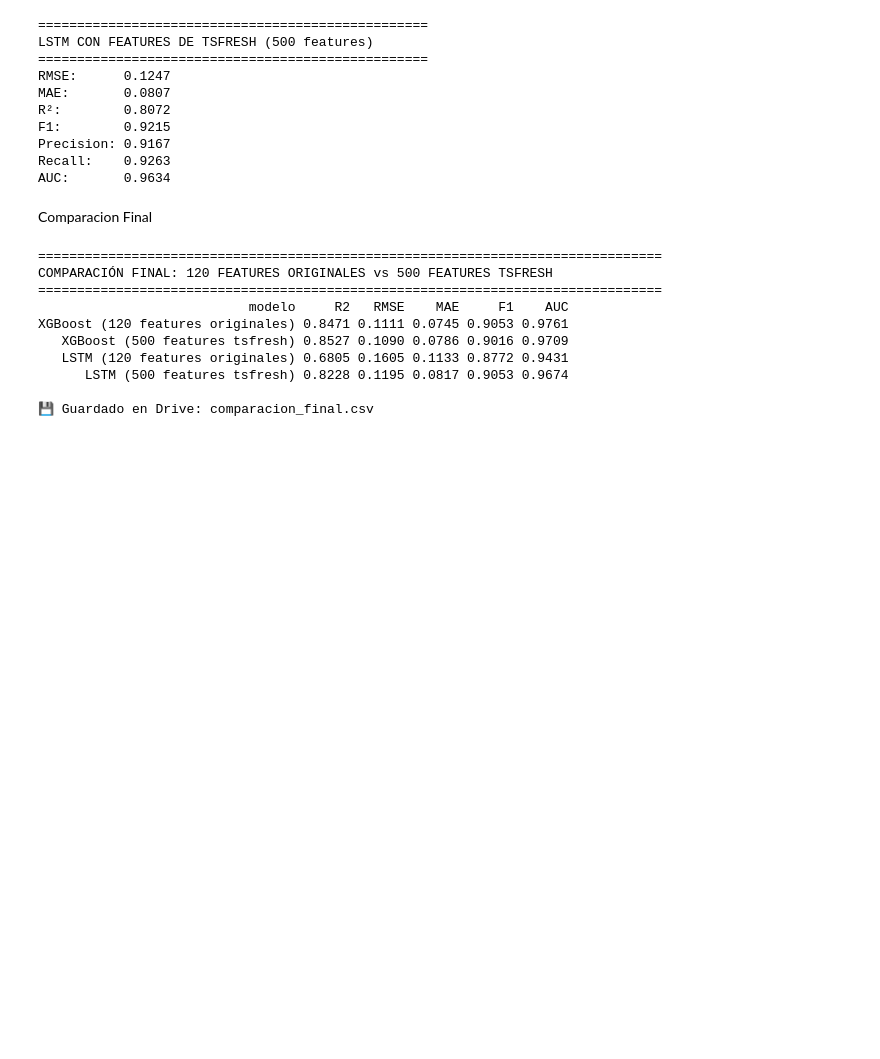
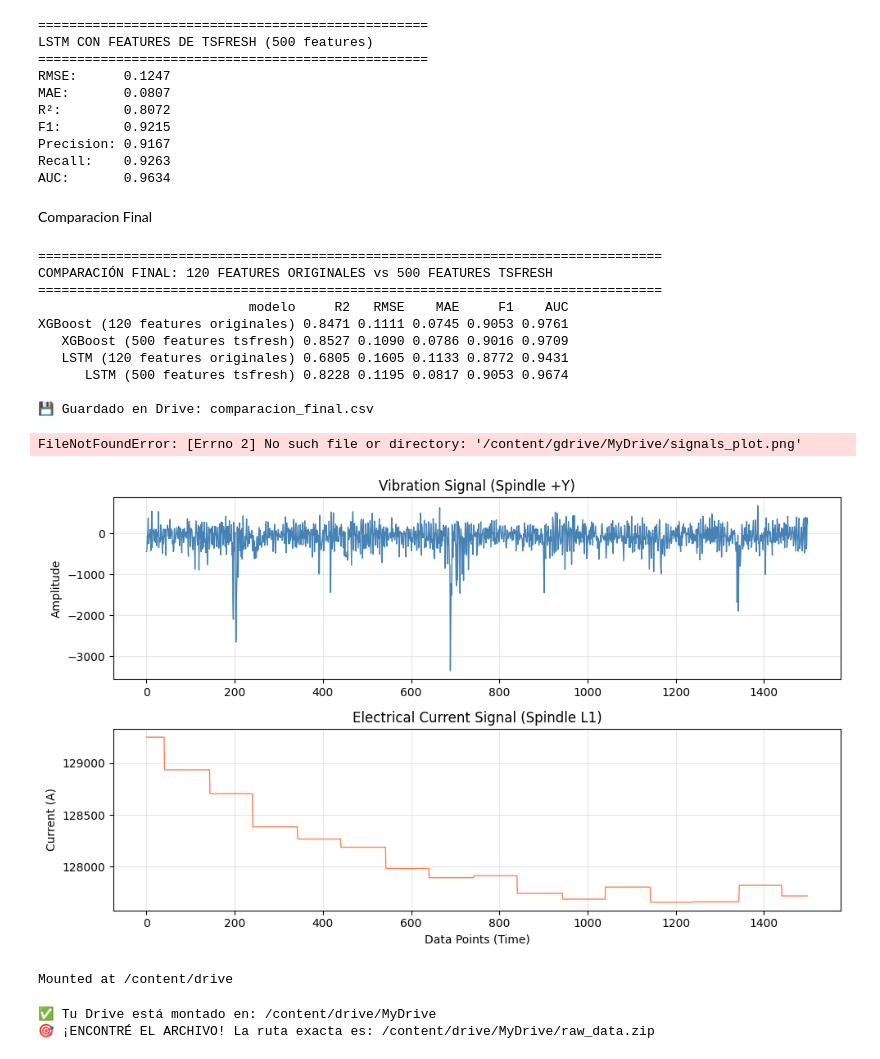
Before and after one commit to Coobaltoo13/milling-tool-life-fusion, a Jupyter notebook: 08_tsfresh_benchmark.ipynb, the cells around one changed output. Cells and saved outputs as stored; diff of their text form; code cells hidden in the pictures; blank space fills up the shorter version.

```diff
--- a/08_tsfresh_benchmark.ipynb
+++ b/08_tsfresh_benchmark.ipynb
@@ -294,3 +294,61 @@ XGBoost (120 features originales) 0.8471 0.1111 0.0745 0.9053 0.9761
       LSTM (500 features tsfresh) 0.8228 0.1195 0.0817 0.9053 0.9674
 
 💾 Guardado en Drive: comparacion_final.csv
+# %%
+import zipfile
+import pandas as pd
+import matplotlib.pyplot as plt
+
+# Asegúrate de que esta ruta sea la correcta donde tienes tu raw_data.zip
+ruta_zip = '/content/drive/MyDrive/raw_data.zip'
+
+with zipfile.ZipFile(ruta_zip, 'r') as z:
+    archivo = [a for a in z.namelist() if a.endswith('.csv')][0]
+    with z.open(archivo) as f:
+        df = pd.read_csv(f)
+
+fig, axes = plt.subplots(2, 1, figsize=(10, 6))
+
+# Gráfico de Vibración
+axes[0].plot(df['Accelerometer - Spindle +Y'][:1500], color='steelblue', linewidth=1)
+axes[0].set_title('Vibration Signal (Spindle +Y)', fontsize=12)
+axes[0].set_ylabel('Amplitude')
+axes[0].grid(True, alpha=0.3)
+
+# Gráfico de Corriente
+axes[1].plot(df['Current - Spindle L1'][:1500], color='coral', linewidth=1)
+axes[1].set_title('Electrical Current Signal (Spindle L1)', fontsize=12)
+axes[1].set_ylabel('Current (A)')
+axes[1].set_xlabel('Data Points (Time)')
+axes[1].grid(True, alpha=0.3)
+
+plt.tight_layout()
+# Guardar la imagen directamente en tu Drive
+plt.savefig('/content/gdrive/MyDrive/signals_plot.png', dpi=300)
+print("¡Imagen guardada exitosamente en tu Drive como 'signals_plot.png'!")
+plt.show()
+# %% [output]
+FileNotFoundError: [Errno 2] No such file or directory: '/content/gdrive/MyDrive/signals_plot.png'
+[figure, added]
+# %%
+from google.colab import drive
+drive.mount('/content/drive', force_remount=True)
+# %% [output]
+Mounted at /content/drive
+# %%
+import os
+
+# 1. Ver si el drive está montado en la ruta normal o en la que usamos antes
+rutas_posibles = ['/content/drive/MyDrive', '/content/gdrive/MyDrive']
+
+for ruta in rutas_posibles:
+    if os.path.exists(ruta):
+        print(f"✅ Tu Drive está montado en: {ruta}")
+        # Buscar si el archivo está ahí
+        if 'raw_data.zip' in os.listdir(ruta):
+            print(f"🎯 ¡ENCONTRÉ EL ARCHIVO! La ruta exacta es: {ruta}/raw_data.zip")
+        else:
+            print("❌ El drive está montado aquí, pero NO veo el raw_data.zip. Revisa si lo tienes en la raíz de tu Drive o dentro de una carpeta.")
+# %% [output]
+✅ Tu Drive está montado en: /content/drive/MyDrive
+🎯 ¡ENCONTRÉ EL ARCHIVO! La ruta exacta es: /content/drive/MyDrive/raw_data.zip
```
Also changed, not shown: parts of 3 cells of this notebook.
